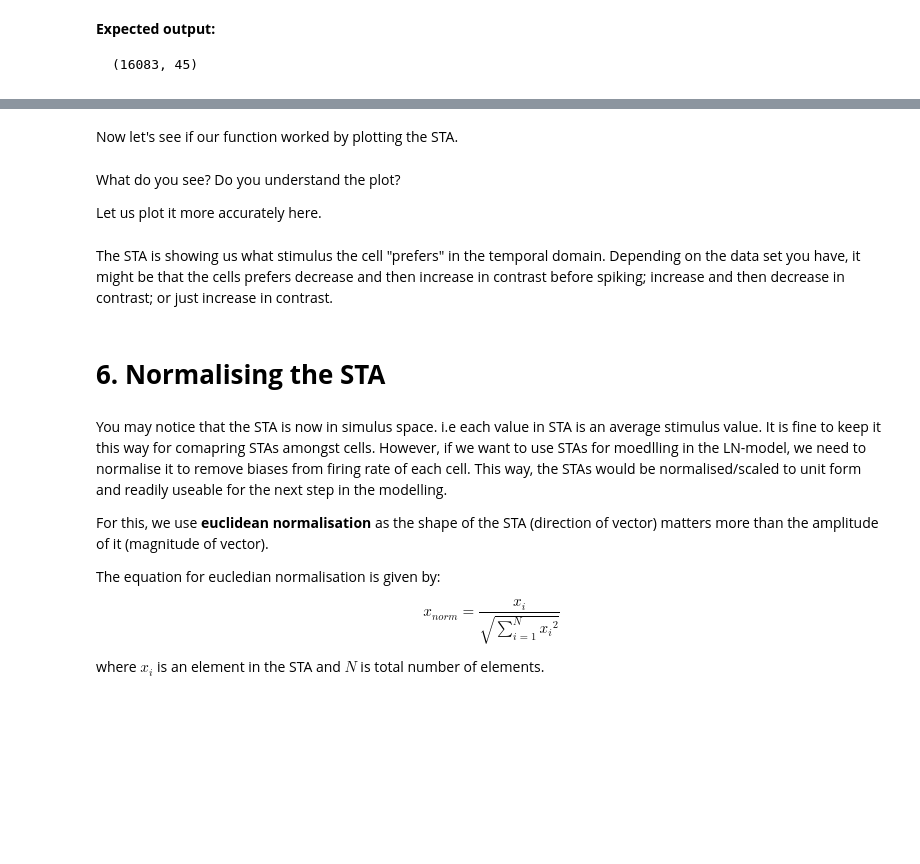
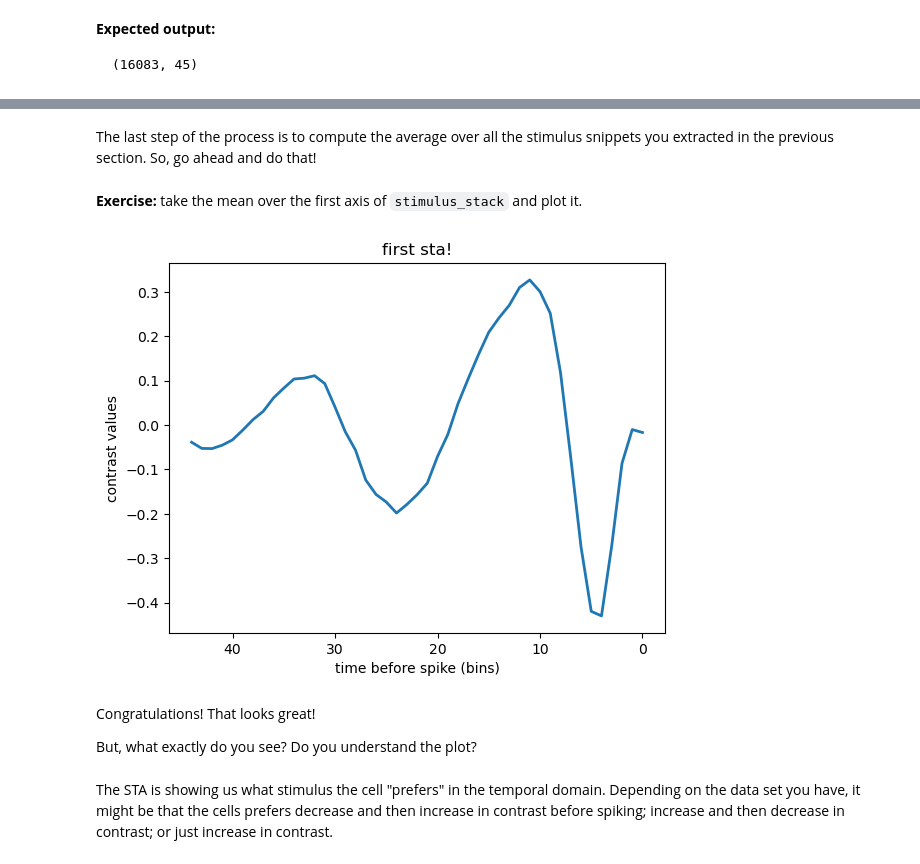
Before and after one commit to gollischlab/GGNB-python-course, a Jupyter notebook: day3_1_STA.ipynb, the cells around one changed output, grey strips where cells are left out. Drawn from its saved outputs; the diff is of its cells as text; code cells hidden in the pictures; blank space fills up the shorter version.

```diff
--- a/day3_1_STA.ipynb
+++ b/day3_1_STA.ipynb
@@ -483,0 +481,22 @@ def get_stimulus_stack(training_spikes_array, training_stimulus, past_frames):
+# %%
+## FILL MISSING PIECES OF THE FUNCTION ##
+
+def get_stimulus_stack(training_spikes_array, training_stimulus, past_frames):
+    """
+    Extract stimulus values before each spike in the training set, ignoring
+    the first past_frames bins.
+    """
+    snippets = []
+
+    for t, trial in enumerate(   ):  # loop over trials
+        for b, bin_count in enumerate(   ):  # loop over bins in trial
+            # only for bins after first past_frames frames
+            if (    ) \
+               and (    ):  # and only for bins which have at least 1 spike
+                snippet = training_stimulus[
+
+                ]  # cut out past_frames frames before the spike from the stimulus
+                for i in range(bin_count):  # append once to list for every spike in bin
+                    snippets.append(snippet)
+
+    return np.array(snippets)  # return a numpy array
@@ -494,7 +515,7 @@ def get_stimulus_stack(training_spikes_array, training_stimulus, past_frames):
     for t, trial in enumerate(training_spikes_array):  # loop over trials
         for b, bin_count in enumerate(trial):  # loop over bins in trial
             # only for bins after first past_frames frames
-            if (b >= past_frames - 1) \
+            if (b + 1 >= past_frames) \
                and (bin_count > 0):  # and only for bins which have at least 1 spike
                 snippet = training_stimulus[
                     t, b + 1 - past_frames:b + 1
@@ -575,2 +548,0 @@ def calculate_STA(spikes_STA, pulses_training, stimulus_training, num_past_pulse
-# %% [markdown]
-Now let's see if our function worked by plotting the STA.
@@ -583,4 +549,23 @@ plt.show()
+# %% [markdown]
+The last step of the process is to compute the average over all the stimulus snippets you extracted in the previous section. So, go ahead and do that!
+# %% [markdown]
+**Exercise:** take the mean over the first axis of `stimulus_stack` and plot it.
+# %%
+fig, ax = plt.subplots()
+
+## COMPLETE THE FOLLOWING LINE OF CODE ##
+
+sta = stimulus_stack.mean(axis=0)
+
+ax.plot(sta[::-1], lw=2)
+ax.set_xlabel("time before spike (bins)")
+ax.set_ylabel("contrast values")
+ax.set_title("first sta!")
+ax.invert_xaxis()
+plt.show()
+# %% [output]
+[figure, added]
 # %% [markdown]
-What do you see? Do you understand the plot?
+Congratulations! That looks great!
 
-Let us plot it more accurately here.
+But, what exactly do you see? Do you understand the plot?
@@ -601,16 +572,2 @@ plt.plot(x_ax, sta)
 # %% [markdown]
 The STA is showing us what stimulus the cell "prefers" in the temporal domain. Depending on the data set you have, it might be that the cells prefers decrease and then increase in contrast before spiking; increase and then decrease in contrast; or just increase in contrast.
-# %% [markdown]
-# **6. Normalising the STA**
-# %% [markdown]
-You may notice that the STA is now in simulus space. i.e each value in STA is an average stimulus value. It is fine to keep it this way for comapring STAs amongst cells. However, if we want to use STAs for moedlling in the LN-model, we need to normalise it to remove biases from firing rate of each cell. This way, the STAs would be normalised/scaled to unit form and readily useable for the next step in the modelling.
-
-For this, we use **euclidean normalisation** as the shape of the STA (direction of vector) matters more than the amplitude of it (magnitude of vector).
-
-The equation for eucledian normalisation is given by:
-
-$$
-{x_{norm}} =\frac{x_{i}}{\sqrt{\sum_{i=1}^{N}{x_{i}}^2}}
-$$
-
-where $x_i$ is an element in the STA and $N$ is total number of elements.
```
Also changed, not shown: parts of 45 cells of this notebook.
